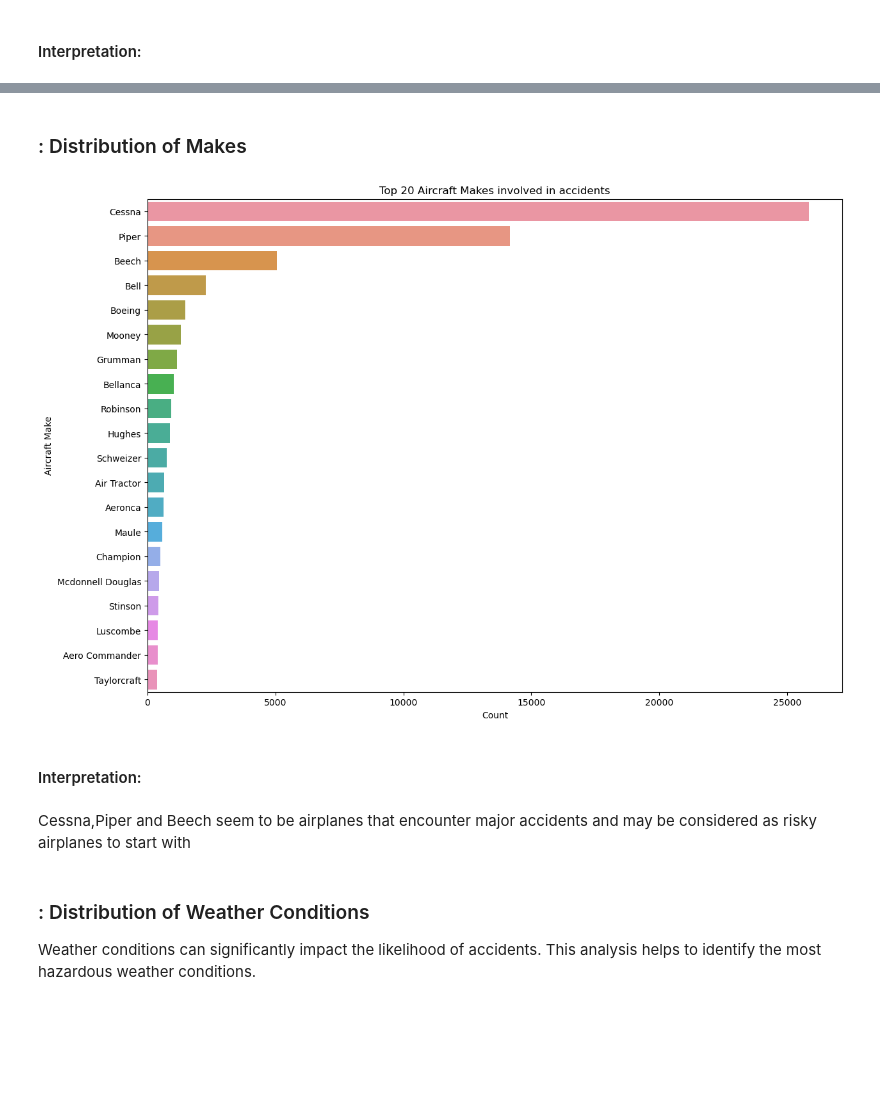
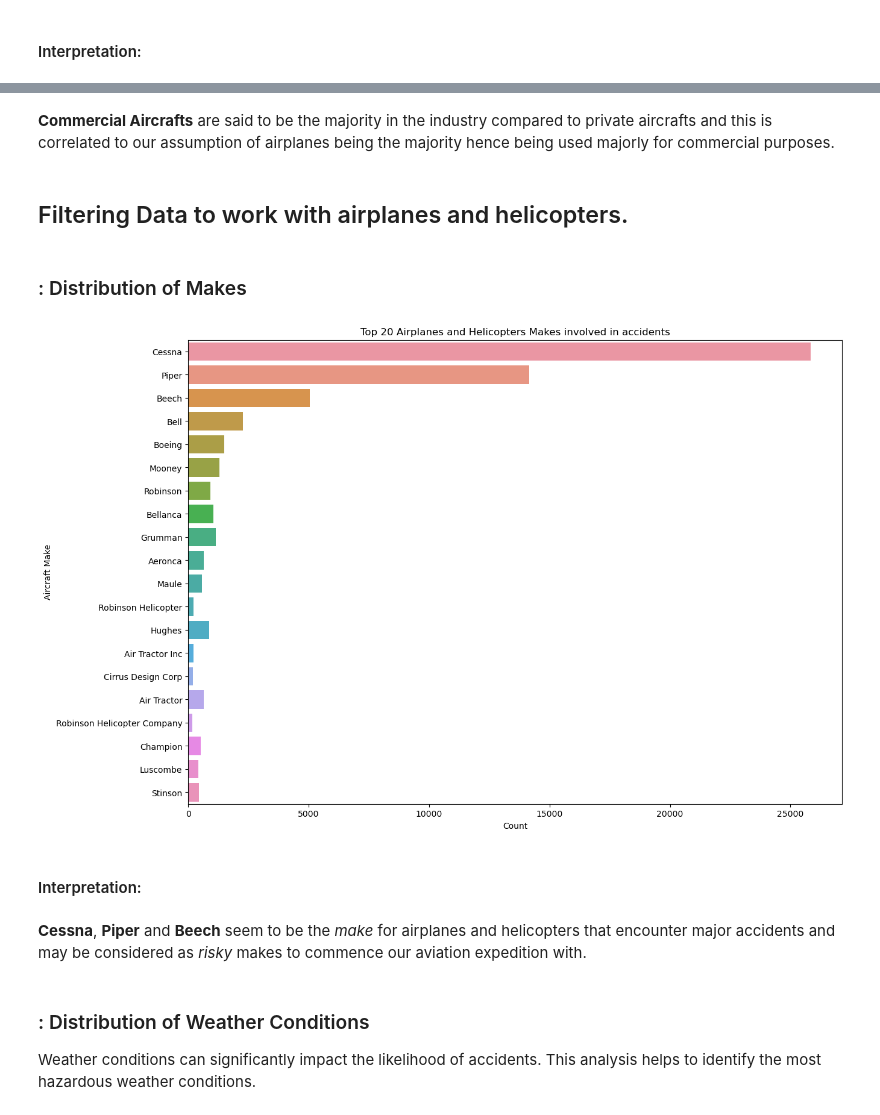
Before and after one commit to BrianGithinji-BMG/First-Project, a Jupyter notebook: project.ipynb, the cells around one changed output, grey strips where cells are left out. Cells and saved outputs as stored; diff of their text form; code cells hidden in the pictures; blank space fills up the shorter version.

```diff
--- a/project.ipynb
+++ b/project.ipynb
@@ -542,21 +589,30 @@ Airplanes seem to be the most type of category in our dataset.
+# %% [markdown]
+**Commercial Aircrafts** are said to be the majority in the industry compared to private aircrafts and this is correlated to our assumption of airplanes being the majority hence being used majorly for commercial purposes.
+# %% [markdown]
+## Filtering Data to work with airplanes and helicopters.
+# %%
+# Load the cleaned dataset
+df_cleaned = pd.read_csv('processed_aviation_data.csv')
+# Filter for airplanes and helicopters
+df_filtered = df_cleaned[df_cleaned['Aircraft.Category'].isin(['Airplane', 'Helicopter'])]
 # %% [markdown]
 ### : Distribution of Makes
 # %%
 # Top 20 aircraft makes involved in accidents
-top_makes = df_USA['Make'].value_counts().nlargest(20).index
+top_makes = df_filtered['Make'].value_counts().head(20).index
 
 fig, ax = plt.subplots(figsize=(14, 10))
 sns.countplot(data=df_USA[df_USA['Make'].isin(top_makes)], y='Make', order=top_makes, ax=ax)
-ax.set_title('Top 20 Aircraft Makes involved in accidents')
+ax.set_title('Top 20 Airplanes and Helicopters Makes involved in accidents')
 ax.set_xlabel('Count')
 ax.set_ylabel('Aircraft Make')
 plt.show()
 # %% [output]
-[figure, old version]
+[figure, new version]
 # %% [markdown]
 #### Interpretation:
 # %% [markdown]
-Cessna,Piper and Beech seem to be airplanes that encounter major accidents and may be considered as risky airplanes to start with
+**Cessna**, **Piper**  and  **Beech** seem to be the *make* for airplanes and helicopters that encounter major accidents and may be considered as *risky* makes to commence our aviation expedition with.
 # %% [markdown]
 ### : Distribution of Weather Conditions
 Weather conditions can significantly impact the likelihood of accidents. This analysis helps to identify the most hazardous weather conditions.
```
Also changed, not shown: parts of 54 cells of this notebook.
